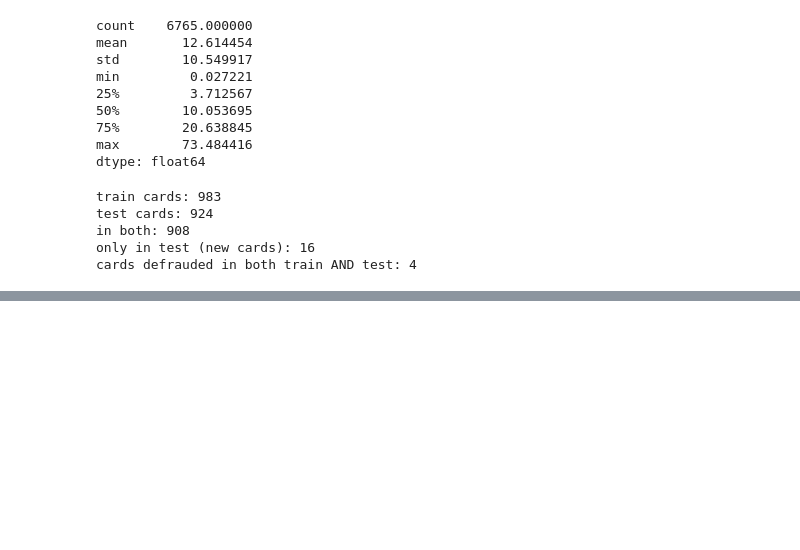
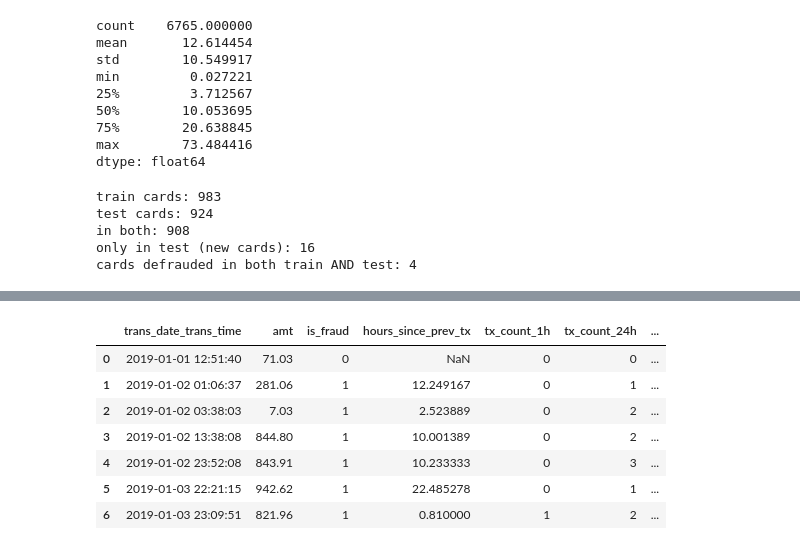
Before and after one commit to chwing/Fraud_transactions_detection, a Jupyter notebook: notebooks/01_data_inspection.ipynb, the cells around one changed output, grey strips where cells are left out. Drawn from its saved outputs; the diff is of its cells as text; code cells hidden in the pictures; blank space fills up the shorter version.

```diff
--- a/notebooks/01_data_inspection.ipynb
+++ b/notebooks/01_data_inspection.ipynb
@@ -326,0 +433,4 @@ cards defrauded in both train AND test: 4
+# %%
+tx_a = add_transaction_features(transactions)
+# tx_a[["trans_date_trans_time", "category", "hour", "day_of_week", "is_online"]].head()
+tx_a.head()
@@ -326,0 +456,8 @@ cards defrauded in both train AND test: 4
+# %%
+from fraud_detection.features import (
+    CARD_FEATURES, USER_FEATURES, OPTIONAL_FEATURES, add_card_features, add_user_features,
+)
+
+tx_abc = add_user_features(add_card_features(tx_a), users)
+new_cols = CARD_FEATURES + USER_FEATURES + OPTIONAL_FEATURES
+tx_abc[new_cols].describe().T
@@ -326,0 +483,16 @@ cards defrauded in both train AND test: 4
+# %%
+# One card around its first fraud: the features should "light up" when the episode starts
+card = 4613314721966
+cols = ["trans_date_trans_time", "amt", "is_fraud"] + CARD_FEATURES
+one = tx_abc[tx_abc["cc_num"] == card].reset_index(drop=True)
+first_fraud = one.index[one["is_fraud"] == 1][0]
+one.loc[first_fraud - 5: first_fraud + 5, cols]
+# %% [output]
+|  | trans_date_trans_time | amt | is_fraud | hours_since_prev_tx | tx_count_1h | tx_count_24h | ... |
+| 0 | 2019-01-01 12:51:40 | 71.03 | 0 | NaN | 0 | 0 | ... |
+| 1 | 2019-01-02 01:06:37 | 281.06 | 1 | 12.249167 | 0 | 1 | ... |
+| 2 | 2019-01-02 03:38:03 | 7.03 | 1 | 2.523889 | 0 | 2 | ... |
+| 3 | 2019-01-02 13:38:08 | 844.80 | 1 | 10.001389 | 0 | 2 | ... |
+| 4 | 2019-01-02 23:52:08 | 843.91 | 1 | 10.233333 | 0 | 3 | ... |
+| 5 | 2019-01-03 22:21:15 | 942.62 | 1 | 22.485278 | 0 | 1 | ... |
+| 6 | 2019-01-03 23:09:51 | 821.96 | 1 | 0.810000 | 1 | 2 | ... |
```
Also changed, not shown: parts of 16 cells of this notebook, 4 other files.
